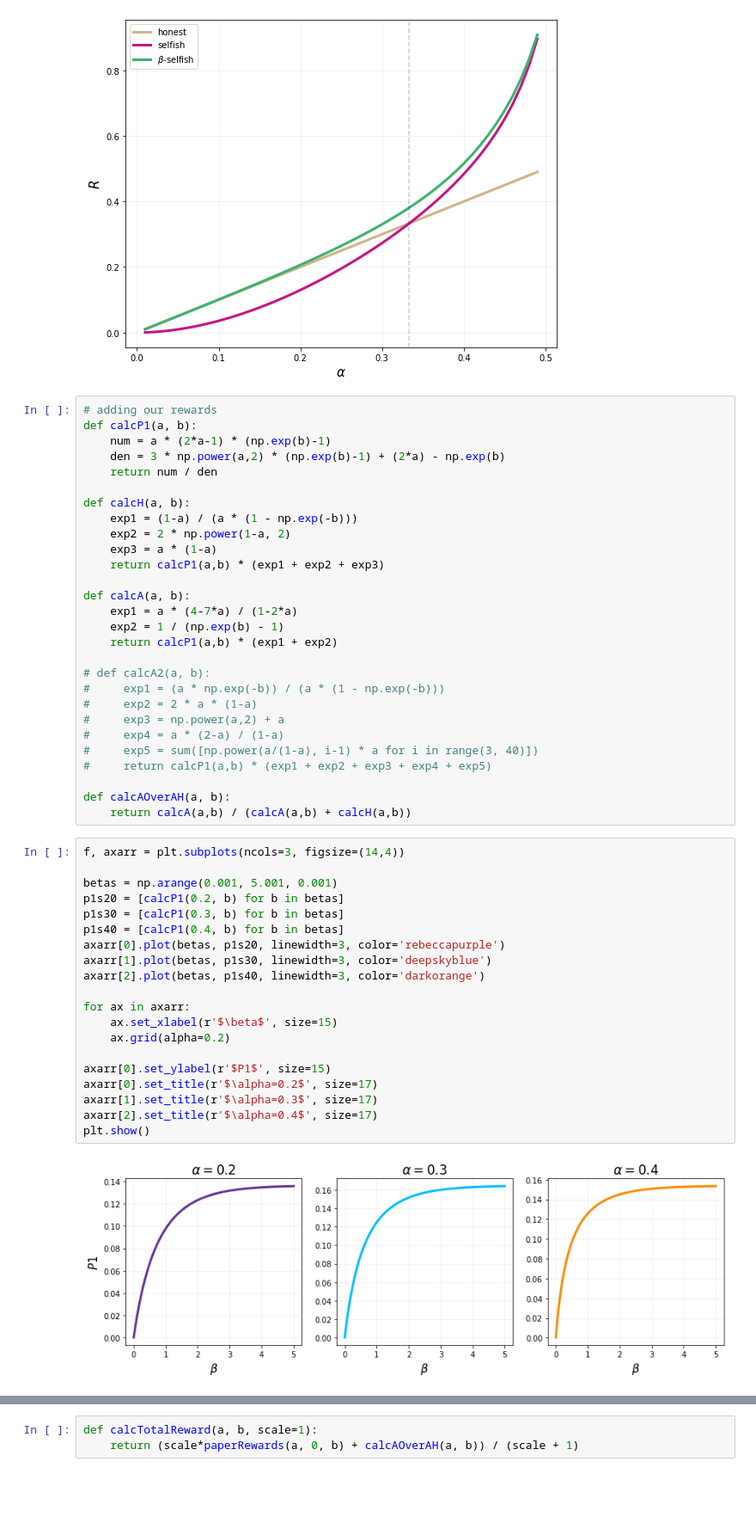
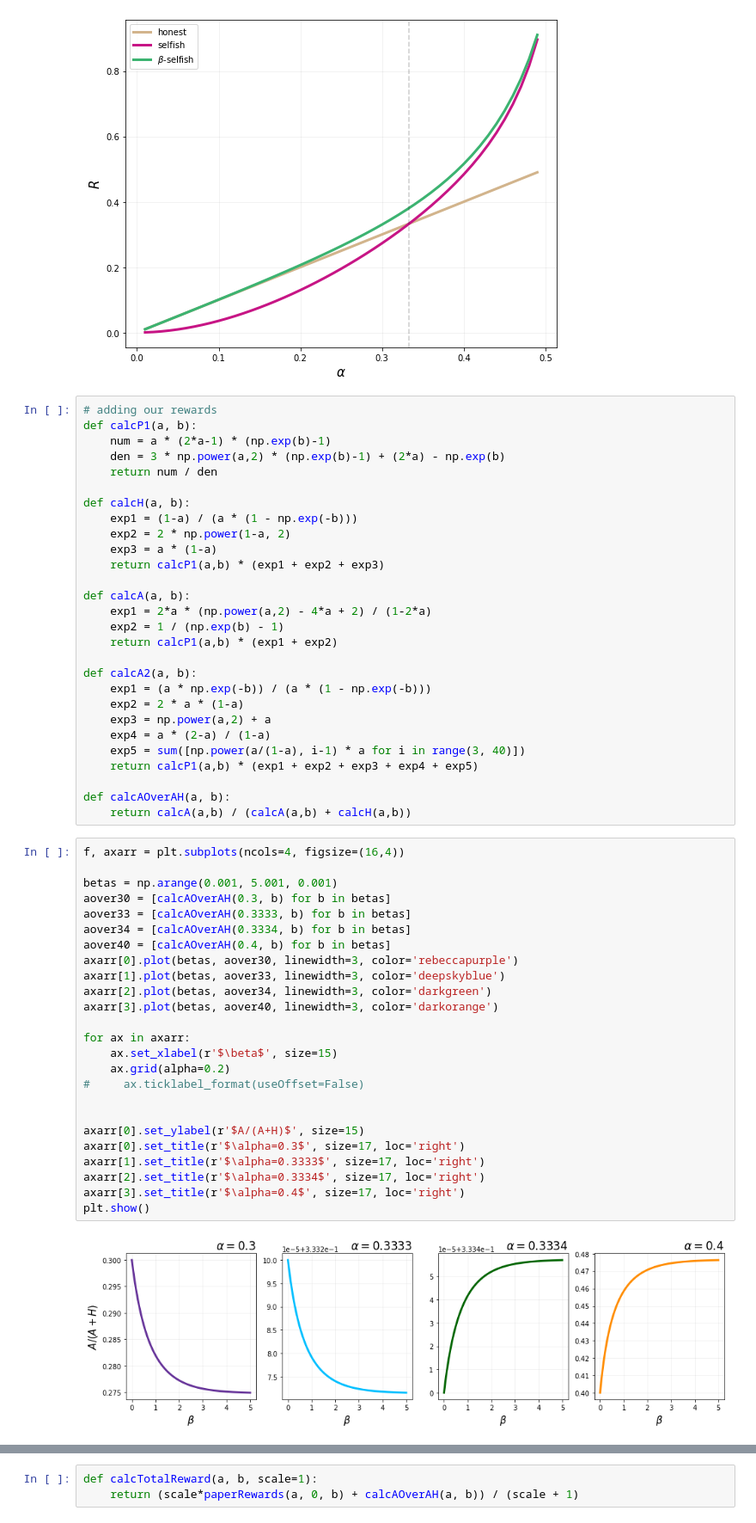
Before and after one commit to michaelneuder/opportunistic-mining, a Jupyter notebook: fusion-mining.ipynb, the cells around one changed output, grey strips where cells are left out. Shown at 86% size. Cells and saved outputs as stored; diff of their text form; blank space fills up the shorter version.

```diff
--- a/fusion-mining.ipynb
+++ b/fusion-mining.ipynb
@@ -126,39 +126,44 @@ def calcH(a, b):
     return calcP1(a,b) * (exp1 + exp2 + exp3)
 
 def calcA(a, b):
-    exp1 = a * (4-7*a) / (1-2*a)
+    exp1 = 2*a * (np.power(a,2) - 4*a + 2) / (1-2*a)
     exp2 = 1 / (np.exp(b) - 1)
     return calcP1(a,b) * (exp1 + exp2)
 
-# def calcA2(a, b):
-#     exp1 = (a * np.exp(-b)) / (a * (1 - np.exp(-b)))
-#     exp2 = 2 * a * (1-a)
-#     exp3 = np.power(a,2) + a
-#     exp4 = a * (2-a) / (1-a)
-#     exp5 = sum([np.power(a/(1-a), i-1) * a for i in range(3, 40)])
-#     return calcP1(a,b) * (exp1 + exp2 + exp3 + exp4 + exp5)
+def calcA2(a, b):
+    exp1 = (a * np.exp(-b)) / (a * (1 - np.exp(-b)))
+    exp2 = 2 * a * (1-a)
+    exp3 = np.power(a,2) + a
+    exp4 = a * (2-a) / (1-a)
+    exp5 = sum([np.power(a/(1-a), i-1) * a for i in range(3, 40)])
+    return calcP1(a,b) * (exp1 + exp2 + exp3 + exp4 + exp5)
 
 def calcAOverAH(a, b):
     return calcA(a,b) / (calcA(a,b) + calcH(a,b))
 # %%
-f, axarr = plt.subplots(ncols=3, figsize=(14,4))
+f, axarr = plt.subplots(ncols=4, figsize=(16,4))
 
 betas = np.arange(0.001, 5.001, 0.001)
-p1s20 = [calcP1(0.2, b) for b in betas]
-p1s30 = [calcP1(0.3, b) for b in betas]
-p1s40 = [calcP1(0.4, b) for b in betas]
-axarr[0].plot(betas, p1s20, linewidth=3, color='rebeccapurple')
-axarr[1].plot(betas, p1s30, linewidth=3, color='deepskyblue')
-axarr[2].plot(betas, p1s40, linewidth=3, color='darkorange')
+aover30 = [calcAOverAH(0.3, b) for b in betas]
+aover33 = [calcAOverAH(0.3333, b) for b in betas]
+aover34 = [calcAOverAH(0.3334, b) for b in betas]
+aover40 = [calcAOverAH(0.4, b) for b in betas]
+axarr[0].plot(betas, aover30, linewidth=3, color='rebeccapurple')
+axarr[1].plot(betas, aover33, linewidth=3, color='deepskyblue')
+axarr[2].plot(betas, aover34, linewidth=3, color='darkgreen')
+axarr[3].plot(betas, aover40, linewidth=3, color='darkorange')
 
 for ax in axarr:
     ax.set_xlabel(r'$\beta$', size=15)
     ax.grid(alpha=0.2)
+#     ax.ticklabel_format(useOffset=False)
 
-axarr[0].set_ylabel(r'$P1$', size=15)
-axarr[0].set_title(r'$\alpha=0.2$', size=17)
-axarr[1].set_title(r'$\alpha=0.3$', size=17)
-axarr[2].set_title(r'$\alpha=0.4$', size=17)
+
+axarr[0].set_ylabel(r'$A/(A+H)$', size=15)
+axarr[0].set_title(r'$\alpha=0.3$', size=17, loc='right')
+axarr[1].set_title(r'$\alpha=0.3333$', size=17, loc='right')
+axarr[2].set_title(r'$\alpha=0.3334$', size=17, loc='right')
+axarr[3].set_title(r'$\alpha=0.4$', size=17, loc='right')
 plt.show()
 # %% [output]
-[figure, old version]
+[figure, new version]
```
Also changed, not shown: parts of 5 cells of this notebook, 1 other file.
